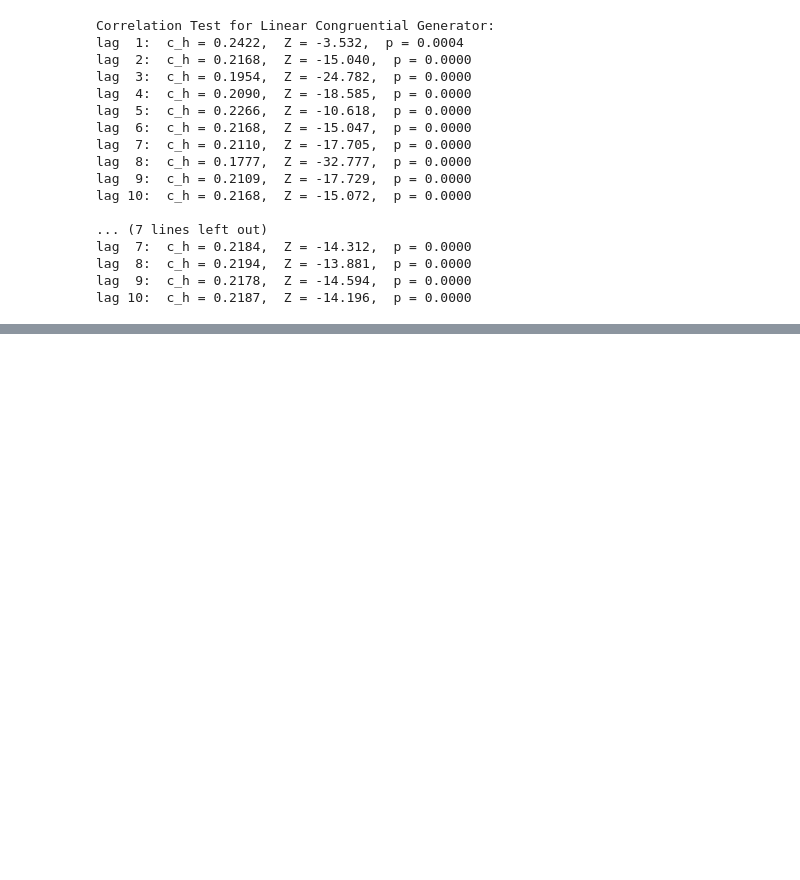
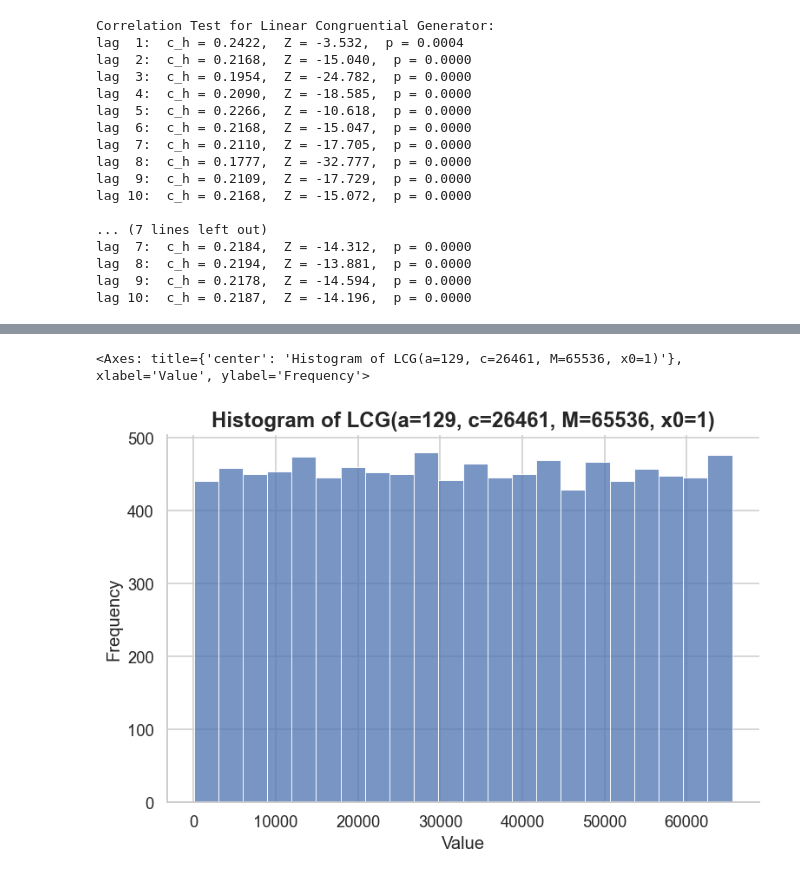
Before and after one commit to linusjuni/stochastic-simulation, a Jupyter notebook: exercises/day1/ex1.ipynb, the cells around one changed output, grey strips where cells are left out. Cells and saved outputs as stored; diff of their text form; code cells hidden in the pictures; blank space fills up the shorter version.

```diff
--- a/exercises/day1/ex1.ipynb
+++ b/exercises/day1/ex1.ipynb
@@ -284,0 +307,12 @@ lag 10:  c_h = 0.2187,  Z = -14.196,  p = 0.0000
+# %%
+a = 129
+c = 26461
+M = 65536
+N = 10000
+x0 = 1
+
+output = linear_congruential_generator(a, c, M, x0, N)
+histogram(output, discrete=False, title=f"Histogram of LCG(a={a}, c={c}, M={M}, x0={x0})", xlabel="Value", ylabel="Frequency")
+# %% [output]
+<Axes: title={'center': 'Histogram of LCG(a=129, c=26461, M=65536, x0=1)'}, xlabel='Value', ylabel='Frequency'>
+[figure, added]
```
Also changed, not shown: parts of 10 cells of this notebook, 2 other files.
